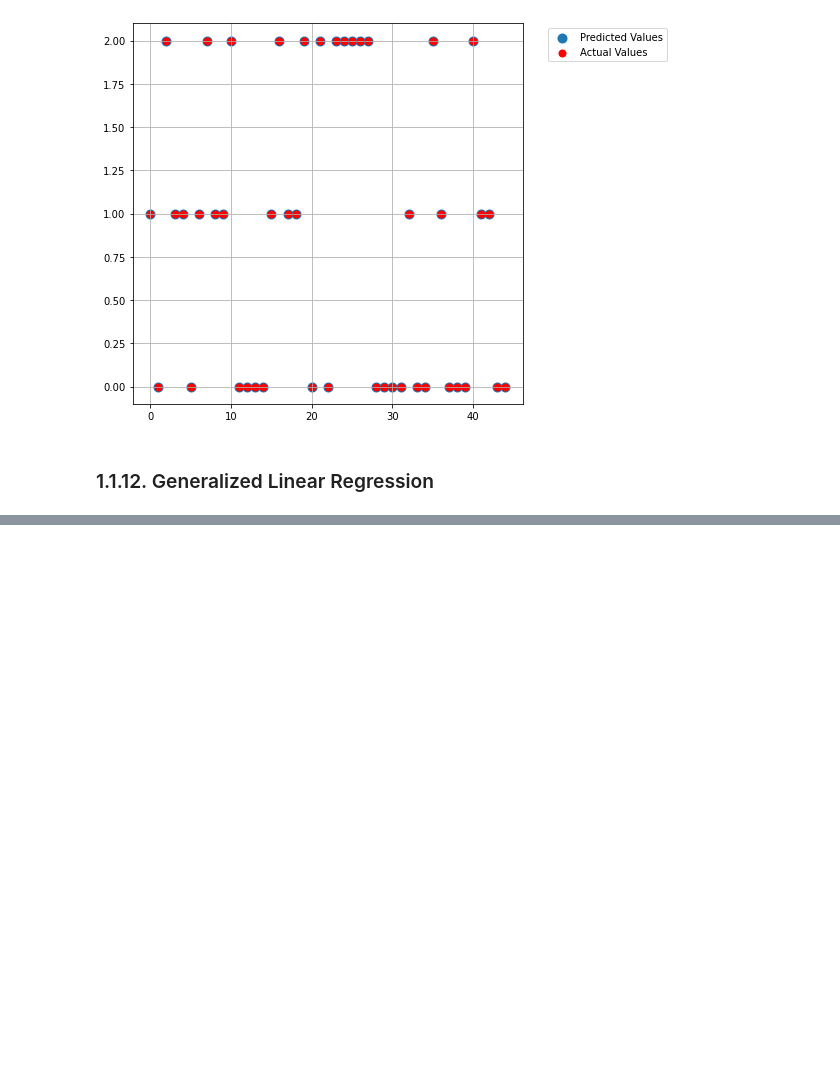
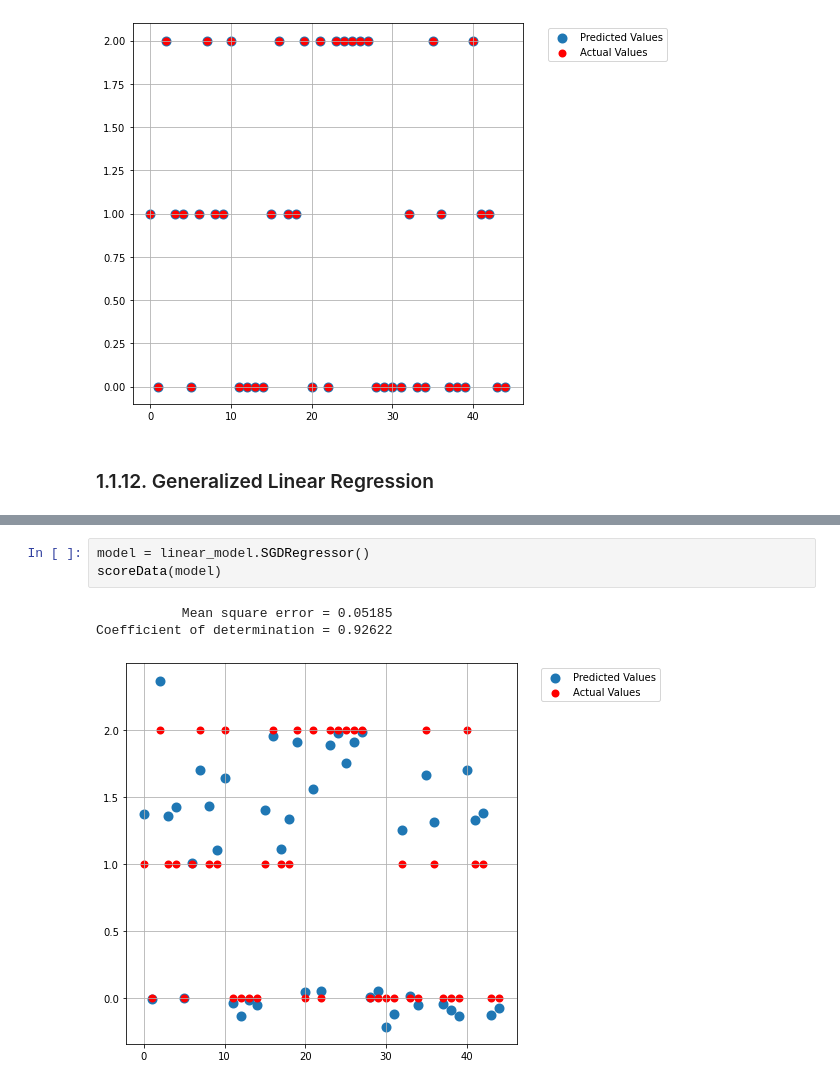
Before and after one commit to solothinker/ML-DL-Xperiments, a Jupyter notebook: Iris-Xperiments/Iris_Data.ipynb, the cells around one changed output, grey strips where cells are left out. Saved outputs shown, nothing was run; the diff lists cells and outputs as text; blank space fills up the shorter version.

```diff
--- a/Iris-Xperiments/Iris_Data.ipynb
+++ b/Iris-Xperiments/Iris_Data.ipynb
@@ -425,0 +453,7 @@ Coefficient of determination = 1.00000
+# %%
+model = linear_model.SGDRegressor()
+scoreData(model)
+# %% [output]
+           Mean square error = 0.05185
+Coefficient of determination = 0.92622
+[figure, added]
```
Also changed, not shown: parts of 47 cells of this notebook.
